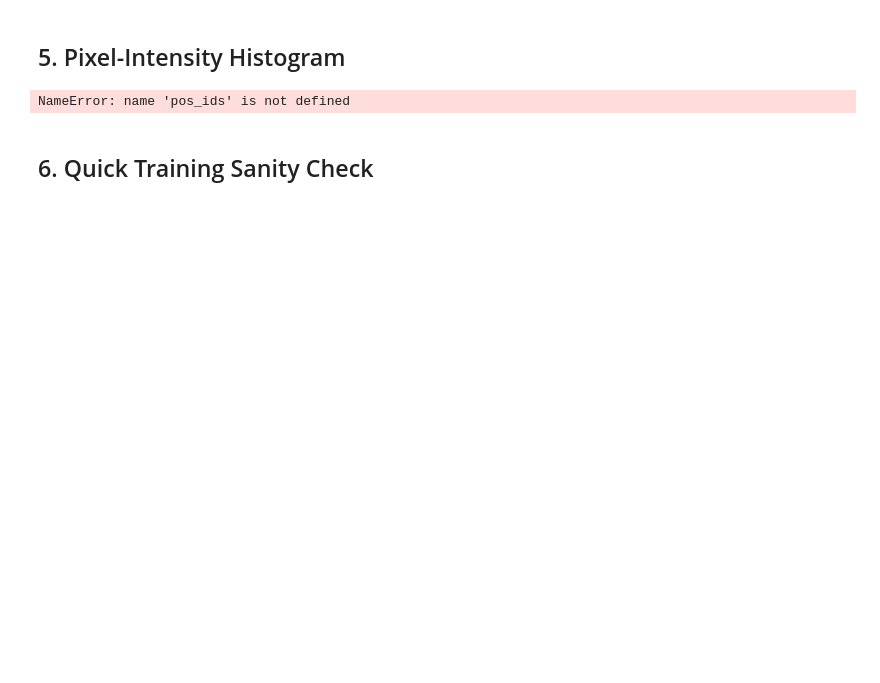
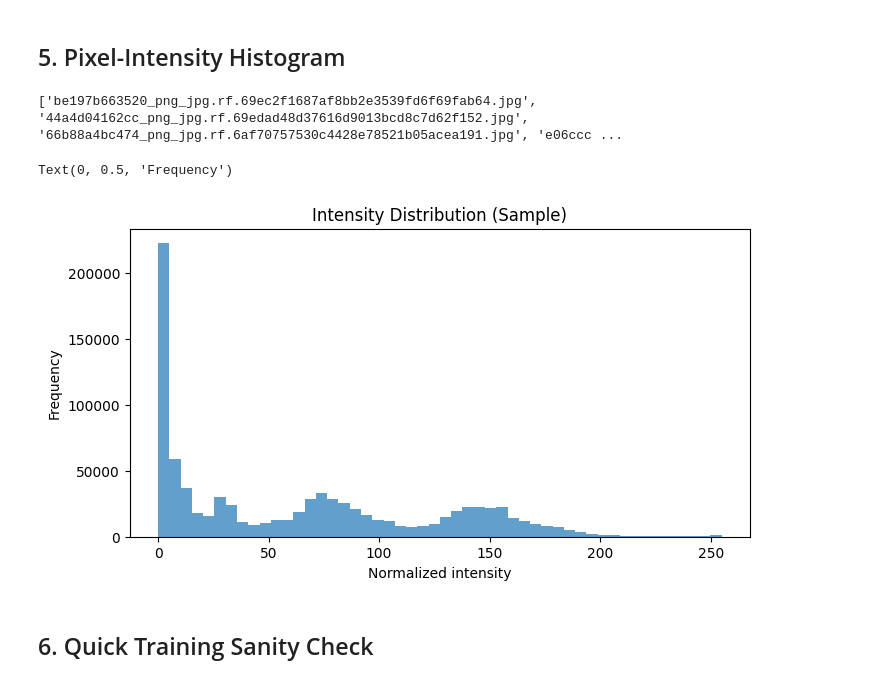
Before and after one commit to Shashin-Gupta/DSCollaborativeProject, a Jupyter notebook: notebooks/EDA_and_Training.ipynb, the cells around one changed output. Saved outputs shown, nothing was run; the diff lists cells and outputs as text; code cells hidden in the pictures; blank space fills up the shorter version.

```diff
--- a/notebooks/EDA_and_Training.ipynb
+++ b/notebooks/EDA_and_Training.ipynb
@@ -132,19 +160,26 @@ TypeError: Image data of dtype object cannot be converted to float
 ## 5. Pixel-Intensity Histogram
 # %%
 # gather intensities from a small sample to avoid huge memory usage
-samples = pos_ids.tolist() + neg_ids.tolist()
+samples = pos_imgs.tolist() + neg_imgs.tolist()
+print(samples)
 pixels = []
-for pid in tqdm(samples):
-    img = load_central_slice(pid)
-    pixels.extend(img.flatten())
+
+for key in samples:
+    obj = s3.get_object(Bucket=s3_bucket_name, Key=f'{prefix}{key}')
+    img_bytes = obj['Body'].read()
+    img = Image.open(BytesIO(img_bytes)).convert('RGB')
+    img_array = np.array(img)                  # shape (H, W, 3)
+    pixels.extend(img_array.flatten())
 
 plt.figure(figsize=(8,4))
 plt.hist(pixels, bins=50, alpha=0.7)
 plt.title('Intensity Distribution (Sample)')
 plt.xlabel('Normalized intensity')
 plt.ylabel('Frequency')
 # %% [output]
-NameError: name 'pos_ids' is not defined
+['be197b663520_png_jpg.rf.69ec2f1687af8bb2e3539fd6f69fab64.jpg', '44a4d04162cc_png_jpg.rf.69edad48d37616d9013bcd8c7d62f152.jpg', '66b88a4bc474_png_jpg.rf.6af70757530c4428e78521b05acea191.jpg', 'e06ccc ...
+Text(0, 0.5, 'Frequency')
+[figure, added]
 # %% [markdown]
 ## 6. Quick Training Sanity Check
 # %%
```
Also changed, not shown: parts of 6 cells of this notebook, 7 other files.
